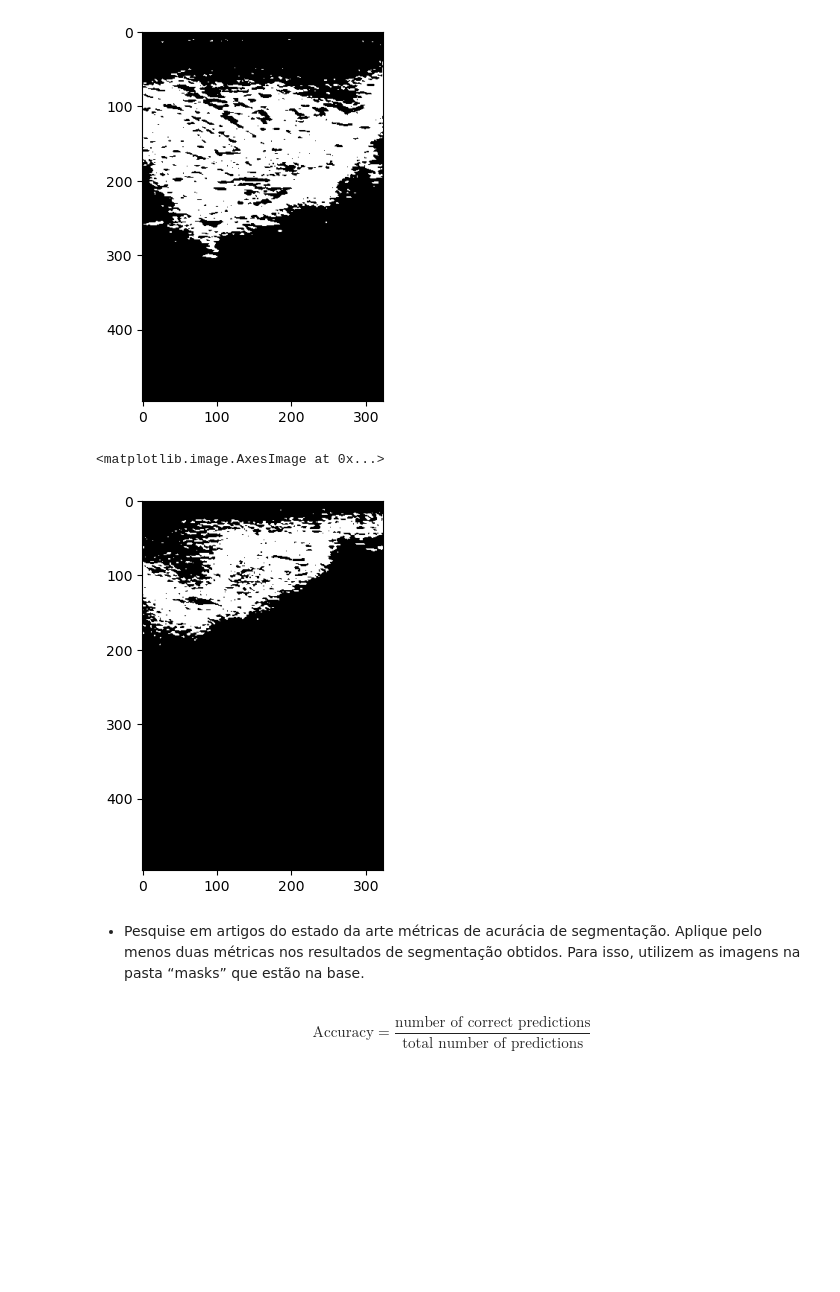
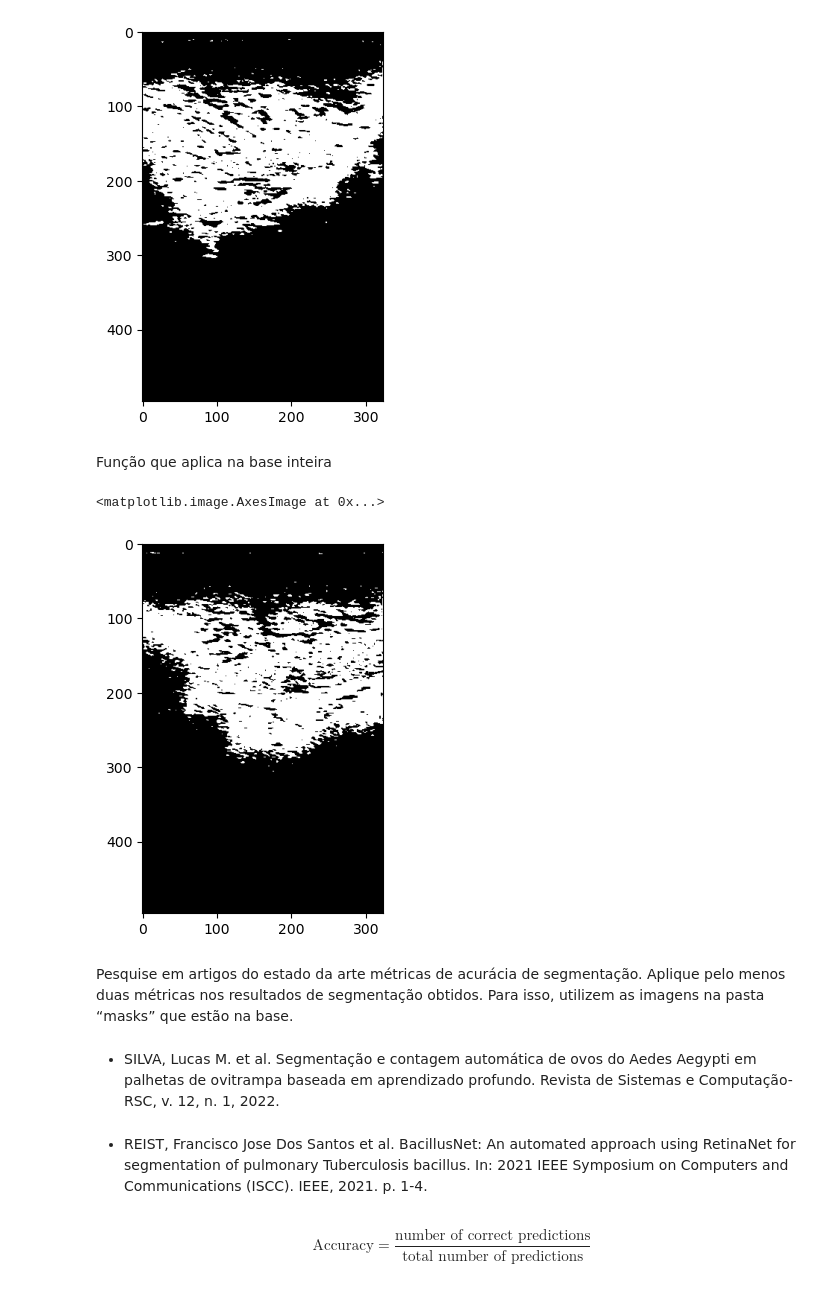
Before and after one commit to EuricoDNJR/Topicos-especiais-em-visao-computacional, a Jupyter notebook: Segmentation/segmentation.ipynb, the cells around one changed output. Cells and saved outputs as stored; diff of their text form; code cells hidden in the pictures; blank space fills up the shorter version.

```diff
--- a/Segmentation/segmentation.ipynb
+++ b/Segmentation/segmentation.ipynb
@@ -216,29 +229,34 @@ plt.imshow(img_changed.reshape(img.shape), cmap='gray')
 # %% [output]
 <matplotlib.image.AxesImage at 0x...>
 [figure]
+# %% [markdown]
+Função que aplica na base inteira
 # %%
 def make_meanshift(database):
     new_database = []
-    bandwidth = estimate_bandwidth(database[0][0].reshape(-1, 1), quantile=0.4, n_samples=100)
     for img in database[0]:
+        bandwidth = estimate_bandwidth(img.reshape(-1, 1), quantile=0.4, n_samples=100)
         ms = MeanShift(bandwidth = bandwidth, bin_seeding=True, n_jobs = -1)
         ms.fit(img.reshape(-1, 1))
         labels = ms.labels_
-        where = np.where(labels == 2)
-        labels[where] = 0
+        labels[labels == 2] = 0
         new_database.append(labels.reshape(img.shape))
     return new_database
 # %%
 meanshift_database = make_meanshift(database)
 # %%
-plt.imshow(meanshift_database[2], cmap='gray')
+plt.imshow(meanshift_database[4], cmap='gray')
 # %% [output]
 <matplotlib.image.AxesImage at 0x...>
-[figure, old version]
+[figure, new version]
 # %% [markdown]
-* Pesquise em artigos do estado da arte métricas de acurácia de segmentação. Aplique
+Pesquise em artigos do estado da arte métricas de acurácia de segmentação. Aplique
 pelo menos duas métricas nos resultados de segmentação obtidos. Para isso, utilizem
 as imagens na pasta “masks” que estão na base.
+# %% [markdown]
+- SILVA, Lucas M. et al. Segmentação e contagem automática de ovos do Aedes Aegypti em palhetas de ovitrampa baseada em aprendizado profundo. Revista de Sistemas e Computação-RSC, v. 12, n. 1, 2022.
+# %% [markdown]
+- REIST, Francisco Jose Dos Santos et al. BacillusNet: An automated approach using RetinaNet for segmentation of pulmonary Tuberculosis bacillus. In: 2021 IEEE Symposium on Computers and Communications (ISCC). IEEE, 2021. p. 1-4.
 # %% [markdown]
 $$ \text{Accuracy} = \frac{\text{number of correct predictions}}{\text{total number of predictions}}
 $$
```
Also changed, not shown: parts of 38 cells of this notebook.
